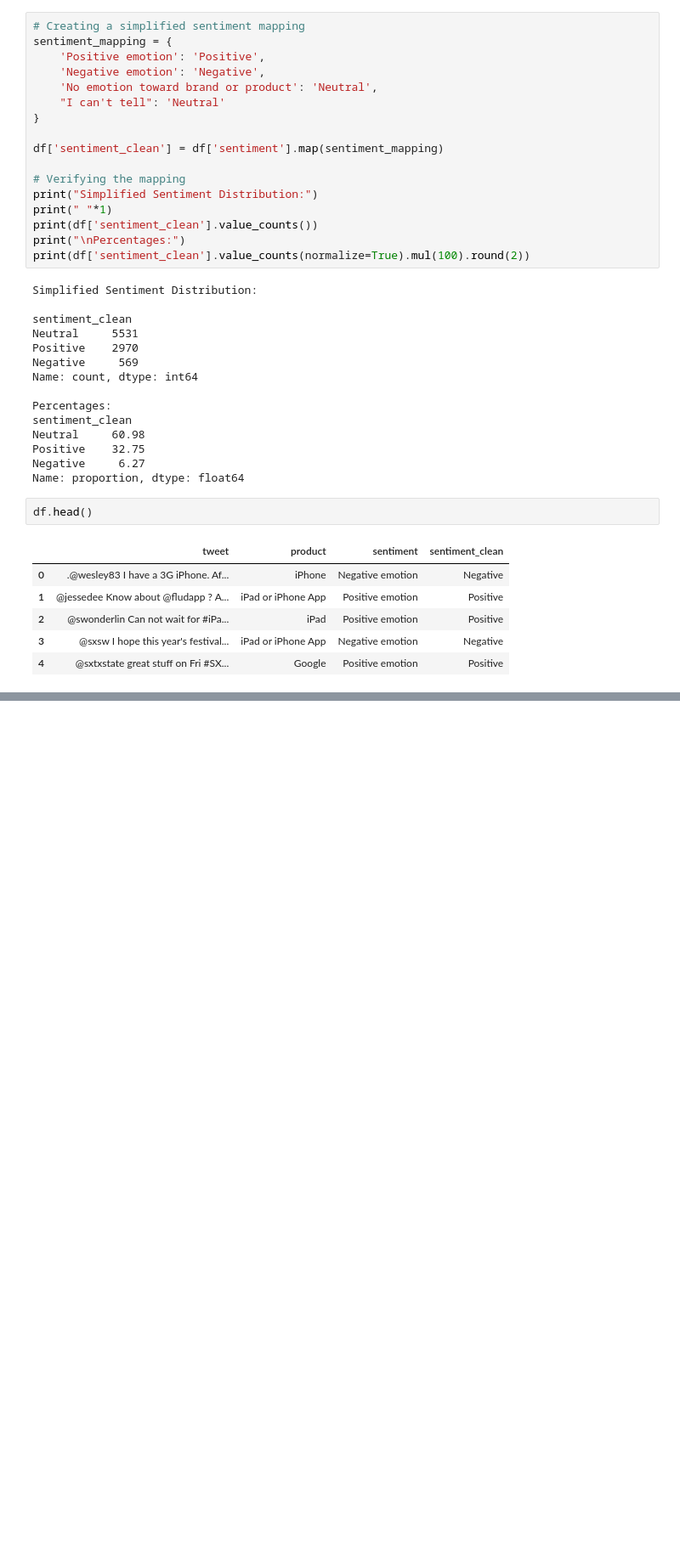
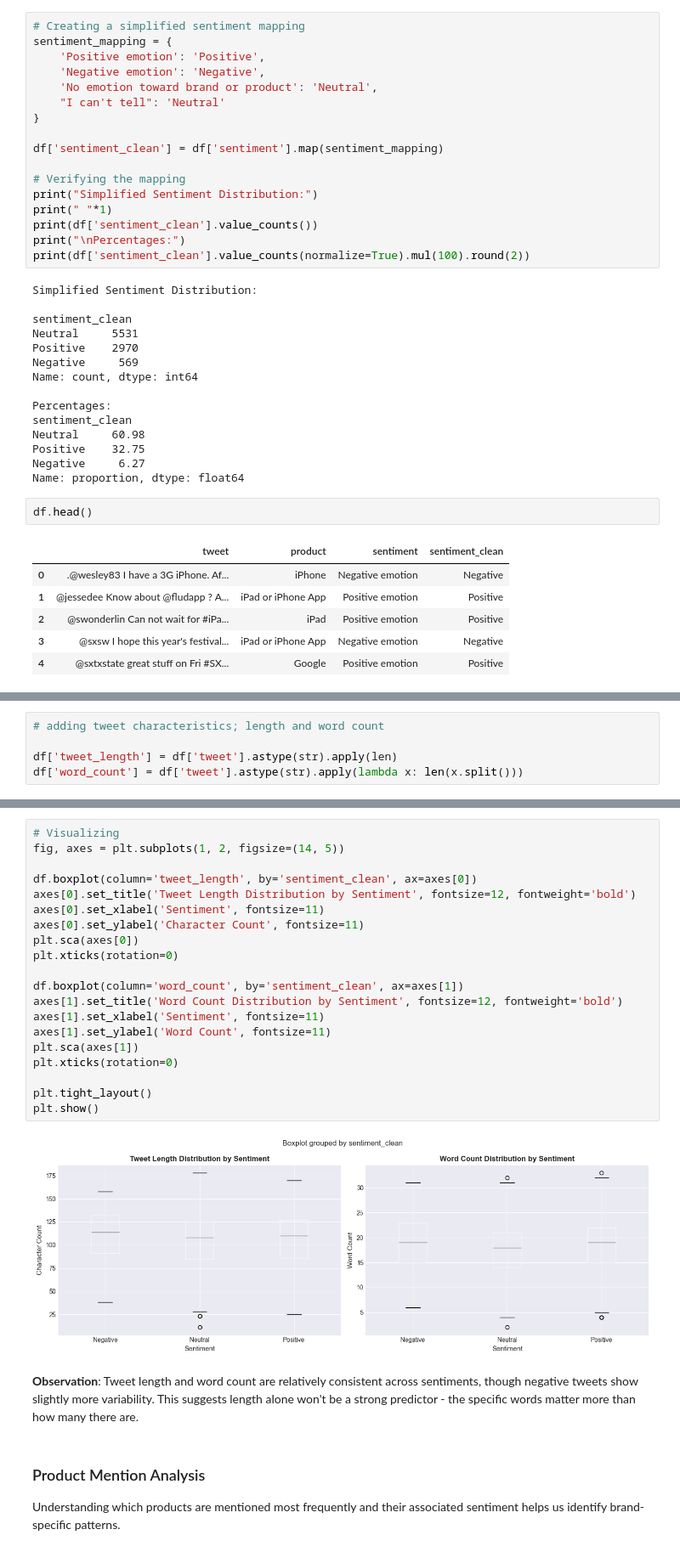
Before and after one commit to salmamwende-code/group1, a Jupyter notebook: notebooks/Steve.ipynb, the cells around one changed output, grey strips where cells are left out. Shown at 85% size. Saved outputs shown, nothing was run; the diff lists cells and outputs as text; blank space fills up the shorter version.

Commit message:
sentiment analysis

```diff
--- a/notebooks/Steve.ipynb
+++ b/notebooks/Steve.ipynb
@@ -346,0 +355,5 @@ df.head()
+# %%
+# adding tweet characteristics; length and word count
+
+df['tweet_length'] = df['tweet'].astype(str).apply(len)
+df['word_count'] = df['tweet'].astype(str).apply(lambda x: len(x.split()))
@@ -346,0 +385,28 @@ df.head()
+# %%
+# Visualizing
+fig, axes = plt.subplots(1, 2, figsize=(14, 5))
+
+df.boxplot(column='tweet_length', by='sentiment_clean', ax=axes[0])
+axes[0].set_title('Tweet Length Distribution by Sentiment', fontsize=12, fontweight='bold')
+axes[0].set_xlabel('Sentiment', fontsize=11)
+axes[0].set_ylabel('Character Count', fontsize=11)
+plt.sca(axes[0])
+plt.xticks(rotation=0)
+
+df.boxplot(column='word_count', by='sentiment_clean', ax=axes[1])
+axes[1].set_title('Word Count Distribution by Sentiment', fontsize=12, fontweight='bold')
+axes[1].set_xlabel('Sentiment', fontsize=11)
+axes[1].set_ylabel('Word Count', fontsize=11)
+plt.sca(axes[1])
+plt.xticks(rotation=0)
+
+plt.tight_layout()
+plt.show()
+# %% [output]
+[figure, added]
+# %% [markdown]
+**Observation**: Tweet length and word count are relatively consistent across sentiments, though negative tweets show slightly more variability. This suggests length alone won't be a strong predictor - the specific words matter more than how many there are.
+# %% [markdown]
+### Product Mention Analysis
+
+Understanding which products are mentioned most frequently and their associated sentiment helps us identify brand-specific patterns.
```
Also changed, not shown: parts of 4 cells of this notebook.
